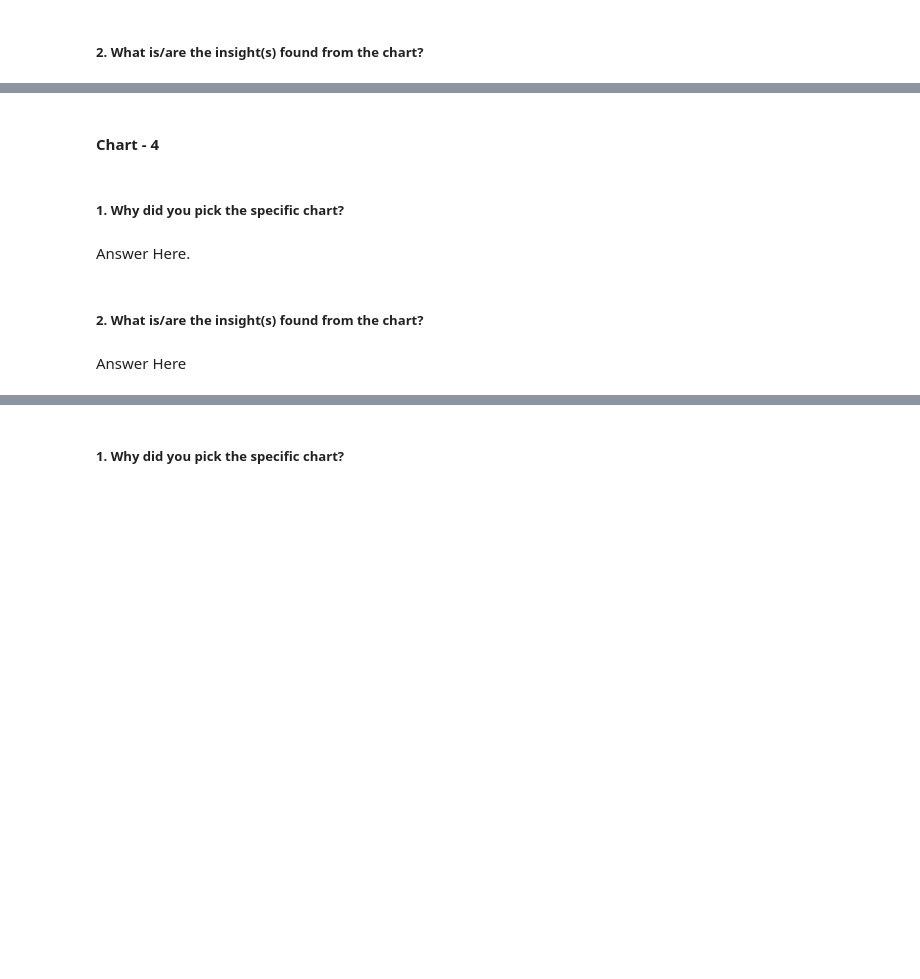
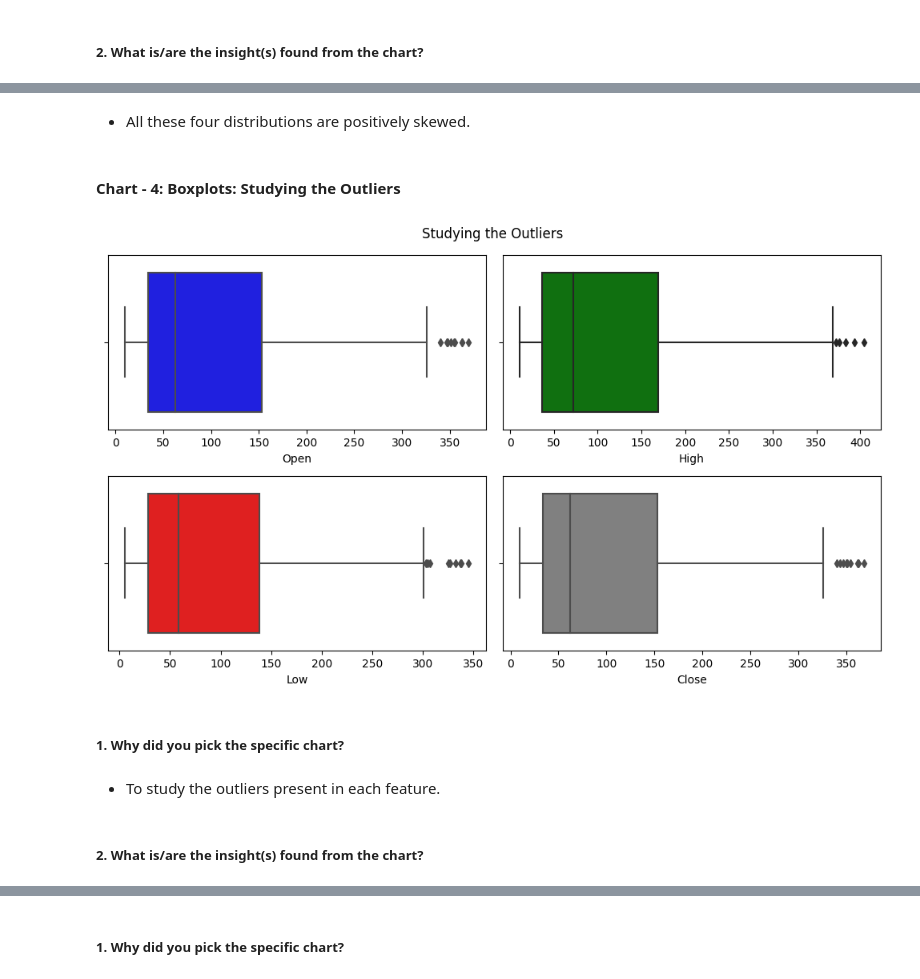
Before and after one commit to dipankarsahu1000/Yes-Bank-Stock-Closing-Price-Prediction, a Jupyter notebook: Yes_Bank_Stock_Closing_Price_Prediction.ipynb, the cells around one changed output, grey strips where cells are left out. Saved outputs shown, nothing was run; the diff lists cells and outputs as text; code cells hidden in the pictures; blank space fills up the shorter version.

```diff
--- a/Yes_Bank_Stock_Closing_Price_Prediction.ipynb
+++ b/Yes_Bank_Stock_Closing_Price_Prediction.ipynb
@@ -346,2 +341,4 @@ Answer Here
+# %% [markdown]
+* All these four distributions are positively skewed.
 # %% [markdown]
-#### Chart - 4
+#### Chart - 4: Boxplots: Studying the Outliers
@@ -350,8 +345,18 @@ Answer Here
+# %%
+plt.figure(figsize = (10, 6))
+plt.suptitle('Studying the Outliers')
+
+for i in range(len(df.columns)):
+  color_list = ['blue', 'green', 'red', 'grey']
+  plt.subplot(2, 2, i + 1)
+  sns.boxplot(x = df[df.columns[i]], color = color_list[i])
+
+plt.tight_layout()
+# %% [output]
+[figure, added]
 # %% [markdown]
 ##### 1. Why did you pick the specific chart?
-# %% [markdown]
-Answer Here.
+# %% [markdown]
+* To study the outliers present in each feature.
 # %% [markdown]
 ##### 2. What is/are the insight(s) found from the chart?
-# %% [markdown]
-Answer Here
```
Also changed, not shown: parts of 117 cells of this notebook.
